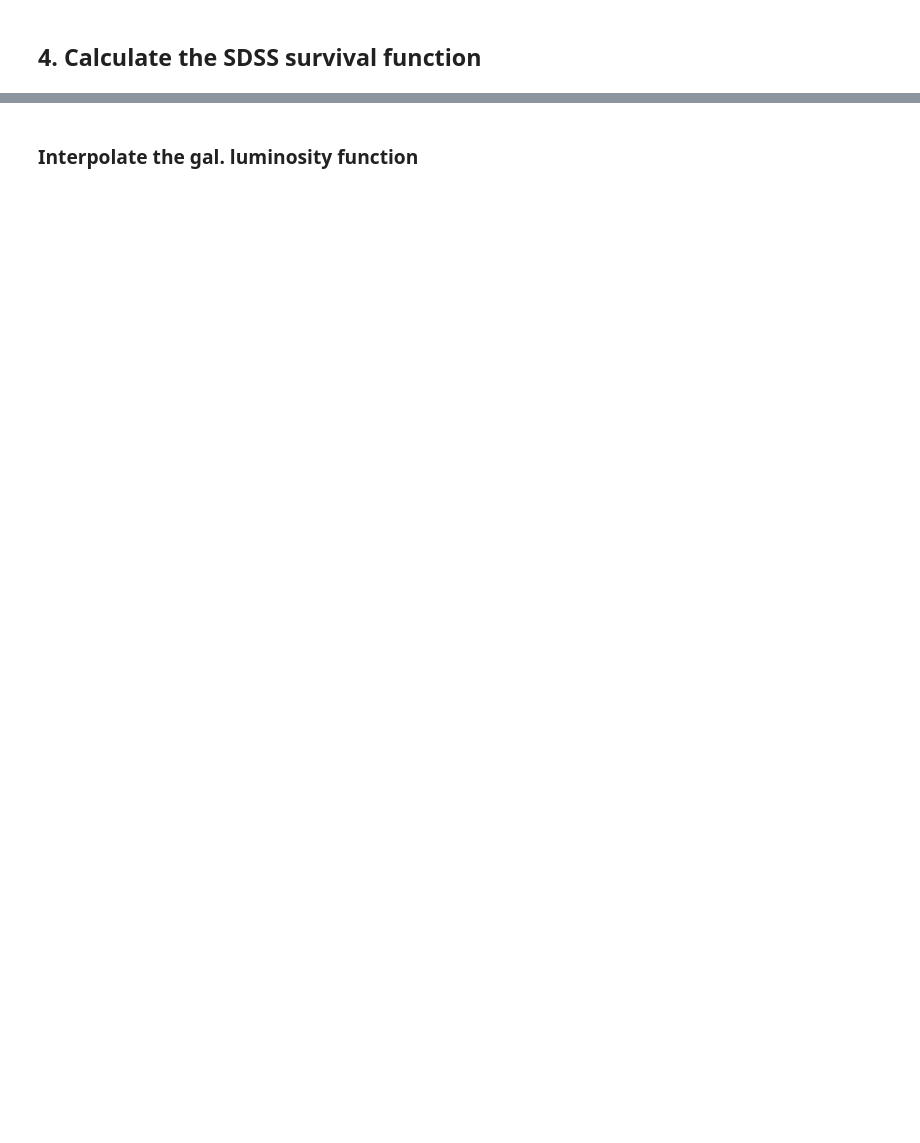
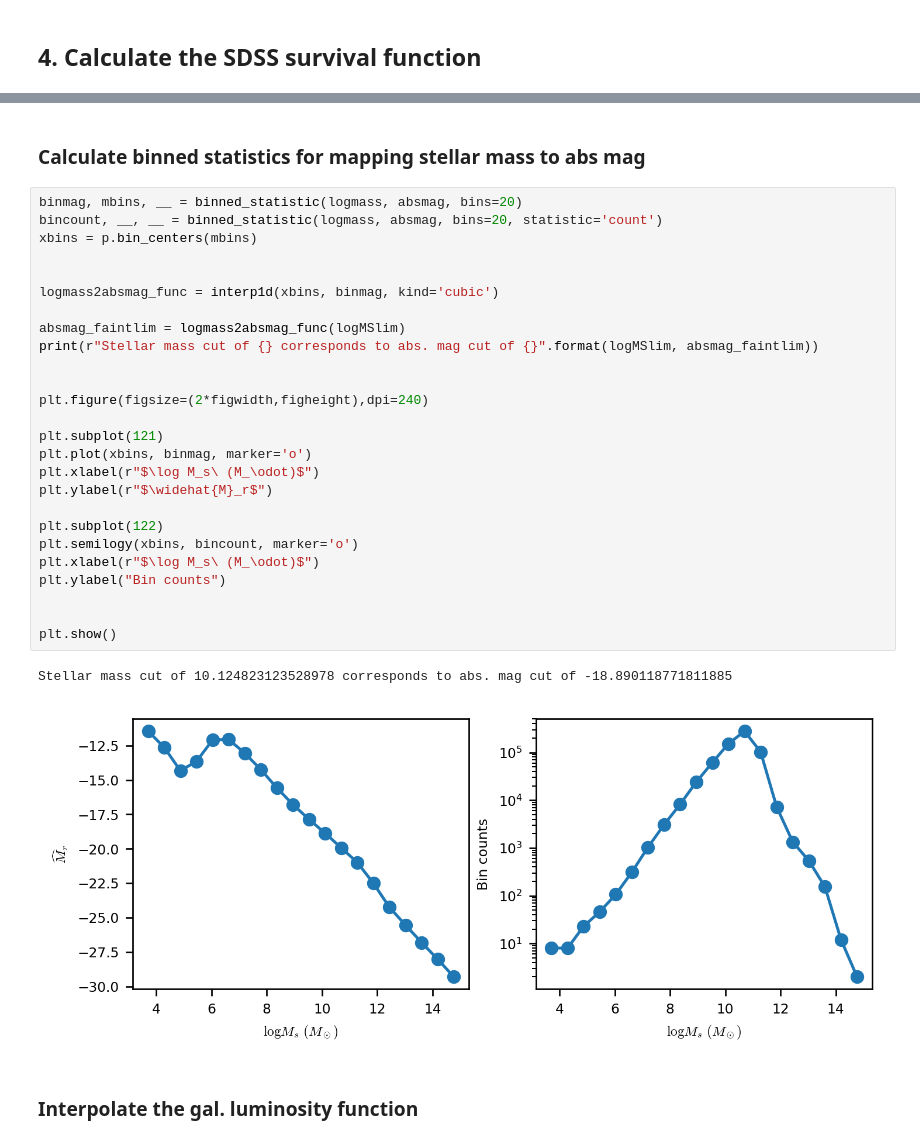
Before and after one commit to harrydesmond/halos-galaxies, a Jupyter notebook: src/BMmatching/1_CutsMatchedCat.ipynb, the cells around one changed output, grey strips where cells are left out. Cells and saved outputs as stored; diff of their text form; blank space fills up the shorter version.

```diff
--- a/src/BMmatching/1_CutsMatchedCat.ipynb
+++ b/src/BMmatching/1_CutsMatchedCat.ipynb
@@ -263,3 +267,34 @@ plt.show()
+# %% [markdown]
+### Calculate binned statistics for mapping stellar mass to abs mag
+# %%
+binmag, mbins, __ = binned_statistic(logmass, absmag, bins=20)
+bincount, __, __ = binned_statistic(logmass, absmag, bins=20, statistic='count')
+xbins = p.bin_centers(mbins)
+
+
+logmass2absmag_func = interp1d(xbins, binmag, kind='cubic')
+
+absmag_faintlim = logmass2absmag_func(logMSlim)
+print(r"Stellar mass cut of {} corresponds to abs. mag cut of {}".format(logMSlim, absmag_faintlim))
+
+
+plt.figure(figsize=(2*figwidth,figheight),dpi=240)
+
+plt.subplot(121)
+plt.plot(xbins, binmag, marker='o')
+plt.xlabel(r"$\log M_s\ (M_\odot)$")
+plt.ylabel(r"$\widehat{M}_r$")
+
+plt.subplot(122)
+plt.semilogy(xbins, bincount, marker='o')
+plt.xlabel(r"$\log M_s\ (M_\odot)$")
+plt.ylabel("Bin counts")
+
+
+plt.show()
+# %% [output]
+Stellar mass cut of 10.124823123528978 corresponds to abs. mag cut of -18.890118771811885
+[figure, added]
 # %% [markdown]
 ### Interpolate the gal. luminosity function
 # %%
```
Also changed, not shown: parts of 26 cells of this notebook, 2 other files.
